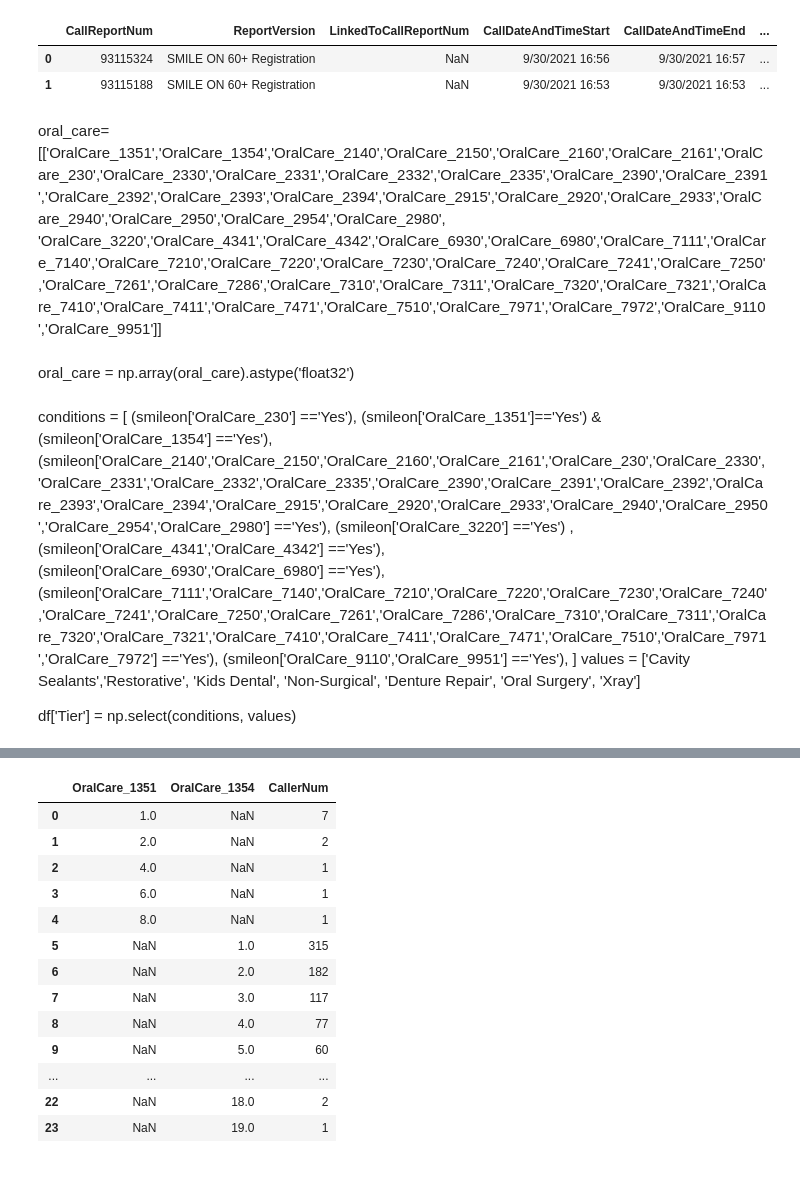
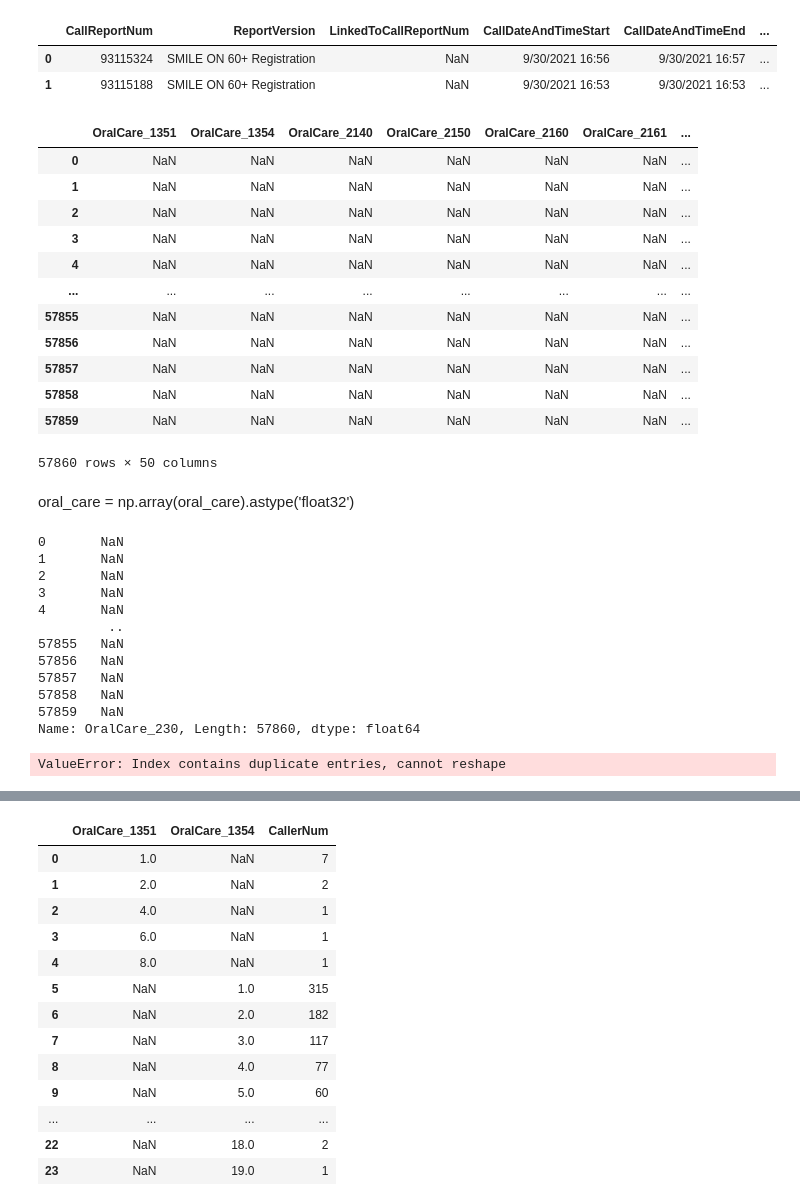
Before and after one commit to Jmiah789/smile-on-get_tootha_choppa, a Jupyter notebook: notebooks/TreatmentPlan.ipynb, the cells around one changed output, grey strips where cells are left out. Cells and saved outputs as stored; diff of their text form; code cells hidden in the pictures; blank space fills up the shorter version.

Commit message:
Smileon

```diff
--- a/notebooks/TreatmentPlan.ipynb
+++ b/notebooks/TreatmentPlan.ipynb
@@ -14,7 +14,20 @@ smileon.head(2)
 |  | CallReportNum | ReportVersion | LinkedToCallReportNum | CallDateAndTimeStart | CallDateAndTimeEnd | ... |
 | 0 | 93115324 | SMILE ON 60+ Registration | NaN | 9/30/2021 16:56 | 9/30/2021 16:57 | ... |
 | 1 | 93115188 | SMILE ON 60+ Registration | NaN | 9/30/2021 16:53 | 9/30/2021 16:53 | ... |
-# %% [markdown]
-oral_care=[['OralCare_1351','OralCare_1354','OralCare_2140','OralCare_2150','OralCare_2160','OralCare_2161','OralCare_230','OralCare_2330','OralCare_2331','OralCare_2332','OralCare_2335','OralCare_2390','OralCare_2391','OralCare_2392','OralCare_2393','OralCare_2394','OralCare_2915','OralCare_2920','OralCare_2933','OralCare_2940','OralCare_2950','OralCare_2954','OralCare_2980', 'OralCare_3220','OralCare_4341','OralCare_4342','OralCare_6930','OralCare_6980','OralCare_7111','OralCare_7140','OralCare_7210','OralCare_7220','OralCare_7230','OralCare_7240','OralCare_7241','OralCare_7250','OralCare_7261','OralCare_7286','OralCare_7310','OralCare_7311','OralCare_7320','OralCare_7321','OralCare_7410','OralCare_7411','OralCare_7471','OralCare_7510','OralCare_7971','OralCare_7972','OralCare_9110','OralCare_9951']]
-# %% [markdown]
-oral_care = np.array(oral_care).astype('float32')
+# %%
+oral_care=smileon[['OralCare_1351','OralCare_1354','OralCare_2140','OralCare_2150','OralCare_2160','OralCare_2161','OralCare_230','OralCare_2330','OralCare_2331','OralCare_2332','OralCare_2335','OralCare_2390','OralCare_2391','OralCare_2392','OralCare_2393','OralCare_2394','OralCare_2915','OralCare_2920','OralCare_2933','OralCare_2940','OralCare_2950','OralCare_2954','OralCare_2980', 'OralCare_3220','OralCare_4341','OralCare_4342','OralCare_6930','OralCare_6980','OralCare_7111','OralCare_7140','OralCare_7210','OralCare_7220','OralCare_7230','OralCare_7240','OralCare_7241','OralCare_7250','OralCare_7261','OralCare_7286','OralCare_7310','OralCare_7311','OralCare_7320','OralCare_7321','OralCare_7410','OralCare_7411','OralCare_7471','OralCare_7510','OralCare_7971','OralCare_7972','OralCare_9110','OralCare_9951']]
+oral_care
+# %% [output]
+|  | OralCare_1351 | OralCare_1354 | OralCare_2140 | OralCare_2150 | OralCare_2160 | OralCare_2161 | ... |
+| 0 | NaN | NaN | NaN | NaN | NaN | NaN | ... |
+| 1 | NaN | NaN | NaN | NaN | NaN | NaN | ... |
+| 2 | NaN | NaN | NaN | NaN | NaN | NaN | ... |
+| 3 | NaN | NaN | NaN | NaN | NaN | NaN | ... |
+| 4 | NaN | NaN | NaN | NaN | NaN | NaN | ... |
+| ... | ... | ... | ... | ... | ... | ... | ... |
+| 57855 | NaN | NaN | NaN | NaN | NaN | NaN | ... |
+| 57856 | NaN | NaN | NaN | NaN | NaN | NaN | ... |
+| 57857 | NaN | NaN | NaN | NaN | NaN | NaN | ... |
+| 57858 | NaN | NaN | NaN | NaN | NaN | NaN | ... |
+| 57859 | NaN | NaN | NaN | NaN | NaN | NaN | ... |
+57860 rows × 50 columns
@@ -21 +43,3 @@ oral_care = np.array(oral_care).astype('float32')
+# %% [markdown]
+oral_care = np.array(oral_care).astype('float32')
 # %%
@@ -23,14 +46,0 @@ tp = [['TPlan_Is the treatment plan completed?','TPlan_Was a treatment plan deve
-# %% [markdown]
-conditions = [
-        (smileon['OralCare_230']  =='Yes'),
-        (smileon['OralCare_1351']=='Yes') & (smileon['OralCare_1354'] =='Yes'),
-        (smileon['OralCare_2140','OralCare_2150','OralCare_2160','OralCare_2161','OralCare_230','OralCare_2330','OralCare_2331','OralCare_2332','OralCare_2335','OralCare_2390','OralCare_2391','OralCare_2392','OralCare_2393','OralCare_2394','OralCare_2915','OralCare_2920','OralCare_2933','OralCare_2940','OralCare_2950','OralCare_2954','OralCare_2980'] =='Yes'),
-        (smileon['OralCare_3220'] =='Yes') ,
-        (smileon['OralCare_4341','OralCare_4342'] =='Yes'),
-        (smileon['OralCare_6930','OralCare_6980'] =='Yes'),
-        (smileon['OralCare_7111','OralCare_7140','OralCare_7210','OralCare_7220','OralCare_7230','OralCare_7240','OralCare_7241','OralCare_7250','OralCare_7261','OralCare_7286','OralCare_7310','OralCare_7311','OralCare_7320','OralCare_7321','OralCare_7410','OralCare_7411','OralCare_7471','OralCare_7510','OralCare_7971','OralCare_7972'] =='Yes'),
-        (smileon['OralCare_9110','OralCare_9951'] =='Yes'),
-               ]
-values = ['Cavity Sealants','Restorative', 'Kids Dental', 'Non-Surgical', 'Denture Repair', 'Oral Surgery', 'Xray']
-
-df['Tier'] = np.select(conditions, values)
@@ -45,0 +47,24 @@ group9 = smileon.groupby(['OralCare_9110','OralCare_9951'])
+# %%
+group0
+# %% [output]
+0       NaN
+1       NaN
+2       NaN
+3       NaN
+4       NaN
+         ..
+57855   NaN
+57856   NaN
+57857   NaN
+57858   NaN
+57859   NaN
+Name: OralCare_230, Length: 57860, dtype: float64
+# %%
+#pivot_oc = pd.pivot_table (data=group1, index=['OralCare_1351','OralCare_1354'])
+#pivot_oc
+
+df1 = group2.set_index(["OralCare_2140","OralCare_2150"])['OralCare_2160'].unstack().reset_index()
+df1.columns=df1.columns.tolist()
+print (df1)
+# %% [output]
+ValueError: Index contains duplicate entries, cannot reshape
```
Also changed, not shown: parts of 16 cells of this notebook, 1 other file.
